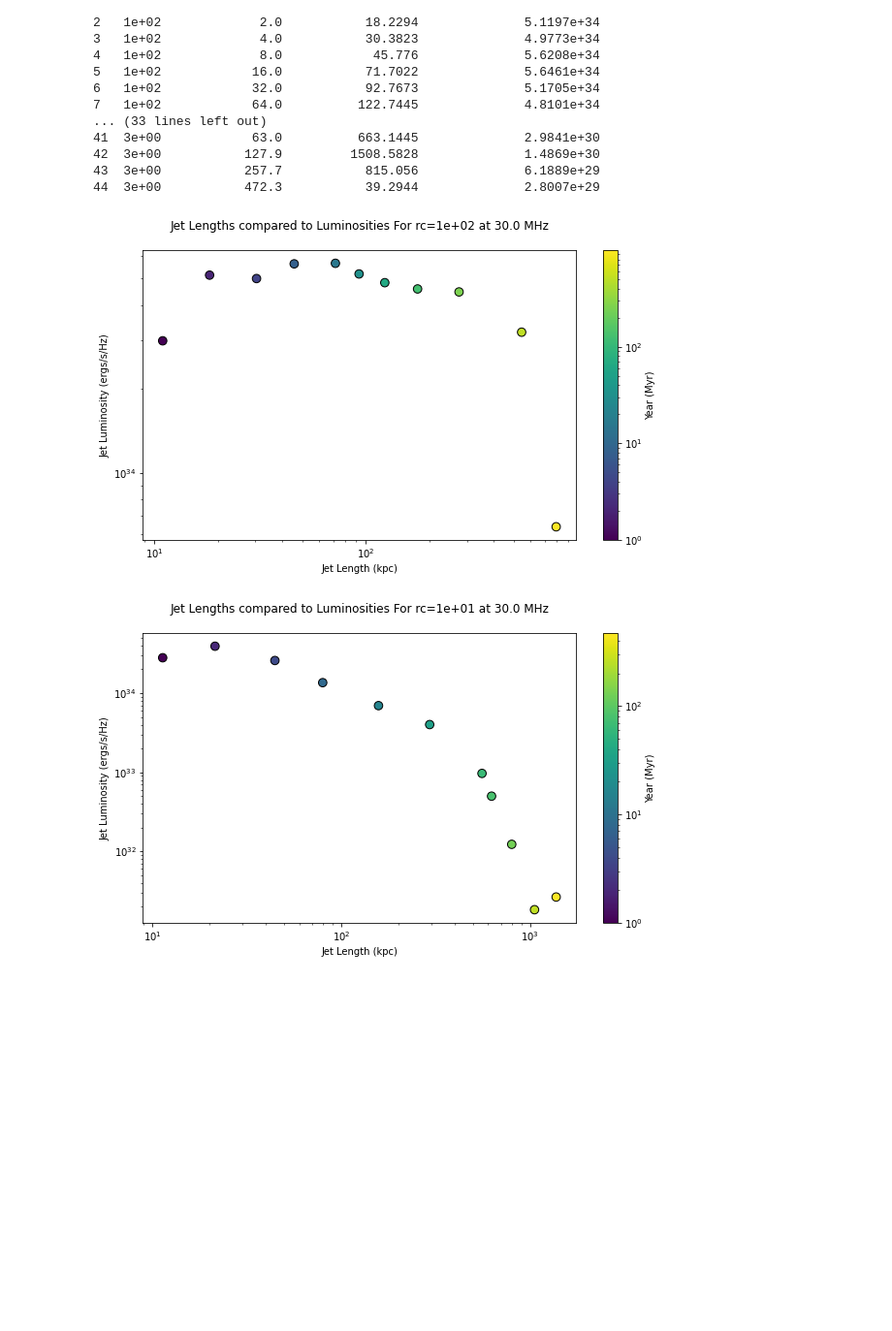
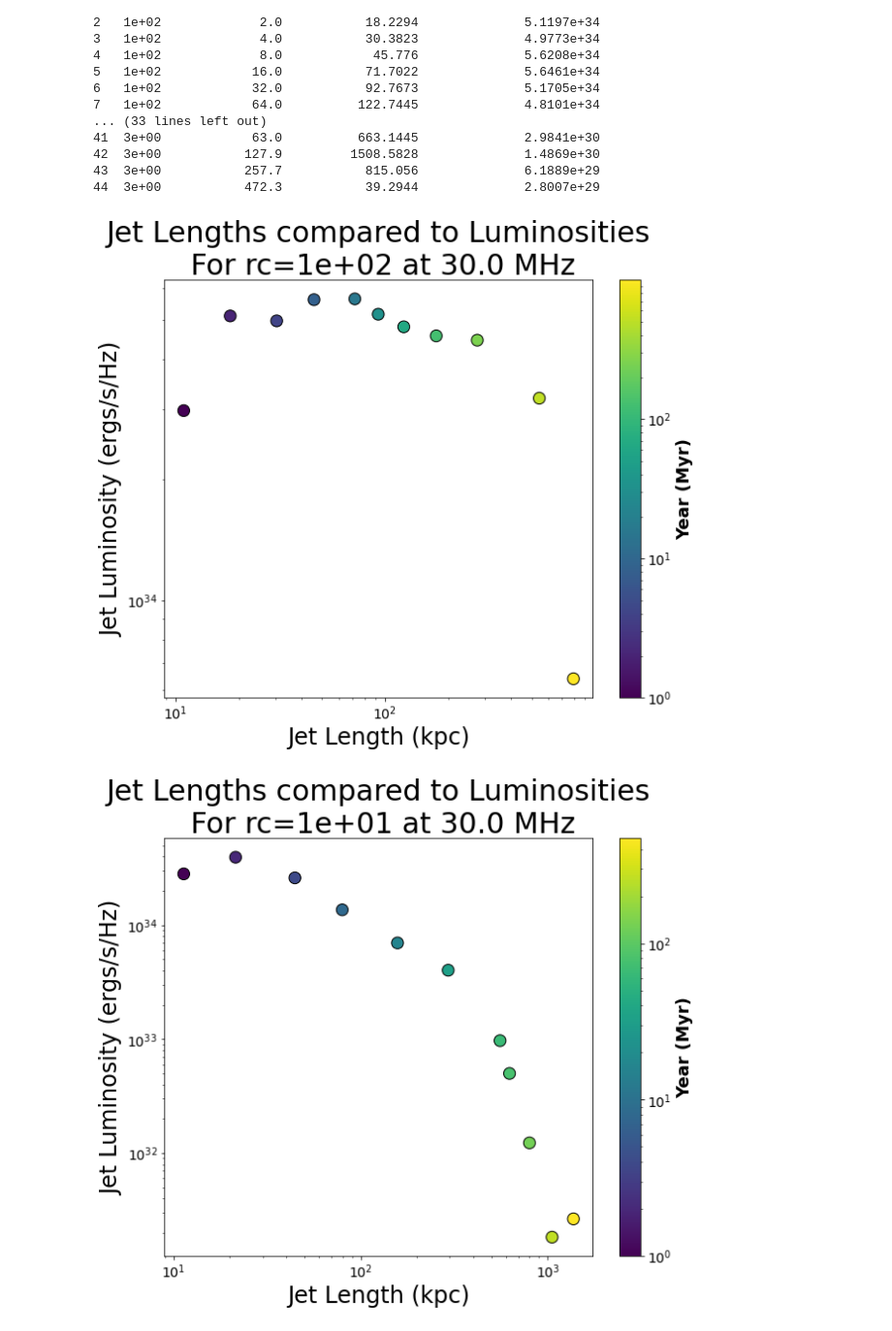
Before and after one commit to SolSamuels/Samuels_JetSimulationWork, a Jupyter notebook: Luminosity_JetRC_Compare.ipynb, the cells around one changed output. Shown: that part at 97% size. Cells and saved outputs as stored; diff of their text form; code cells hidden in the pictures; blank space fills up the shorter version.

Commit message:
Graph Updates

```diff
--- a/Luminosity_JetRC_Compare.ipynb
+++ b/Luminosity_JetRC_Compare.ipynb
@@ -292,7 +292,7 @@ ________________________________________________________________________________
 43  3e+00           257.7           815.056              6.1889e+29
 44  3e+00           472.3           39.2944              2.8007e+29
 # %%
-plt.rcParams["figure.figsize"] = (10,5.5)
+plt.rcParams["figure.figsize"] = (10,8)
 
 with open("LUM_LEN_RC.npy", "rb") as open_file:
     lum_len_data = np.load(open_file)
@@ -302,42 +302,50 @@ with open("LUM_LEN_RC.npy", "rb") as open_file:
     jet_len_val = []
     lum_val = []
 
     for i in range(1, total_files):
 
         rc_val = lum_len_data[i, 0]
 
 
         if rc_val != prev_rc_val:
-            plt.scatter(jet_len_val, lum_val, c=sim_time, norm=col.LogNorm(), s=75, edgecolors = 'k')
+            plt.scatter(jet_len_val, lum_val, c=sim_time, norm=col.LogNorm(), s=150, edgecolors = 'k')
             plt.set_cmap("viridis")
-            plt.colorbar(label = "Year (Myr)")
+            cb = plt.colorbar()
+            cb.set_label(label = "Year (Myr)", weight='bold', fontsize=18)
+            cb.ax.tick_params(labelsize=14)
             plt.loglog()
-            plt.xlabel("Jet Length (kpc)")
-            plt.ylabel("Jet Luminosity (ergs/s/Hz)")
-            plt.title("Jet Lengths compared to Luminosities For rc={} at 30.0 MHz\n".format(prev_rc_val))
+            plt.xlabel("Jet Length (kpc)", fontsize=24)
+            plt.xticks(fontsize=14)
+            plt.ylabel("Jet Luminosity (ergs/s/Hz)", fontsize=24)
+            plt.yticks(fontsize=14)
+            plt.title("Jet Lengths compared to Luminosities\n For rc={} at 30.0 MHz".format(prev_rc_val), fontsize=30)
             #plt.legend(loc=2, prop={'size': 8})
             plt.show()
 
             sim_time = []
             jet_len_val = []
             lum_val = []
 
         sim_time.append(float(lum_len_data[i, 1]))
         jet_len_val.append(float(lum_len_data[i, 2]))
         lum_val.append(float(lum_len_data[i, 3]))
 
         prev_rc_val = rc_val
 
 
-plt.scatter(jet_len_val, lum_val, c=sim_time, norm=col.LogNorm(), s=75, edgecolors = 'k')
-plt.colorbar(label = "Year (Myr)")
+plt.scatter(jet_len_val, lum_val, c=sim_time, norm=col.LogNorm(), s=150, edgecolors = 'k')
+cb = plt.colorbar()
+cb.set_label(label = "Year (Myr)", weight='bold', fontsize=18)
+cb.ax.tick_params(labelsize=14)
 plt.loglog()
-plt.xlabel("Jet Length (kpc)")
-plt.ylabel("Jet Luminosity (ergs/s/Hz)")
-plt.title("Jet Lengths compared to Luminosities For rc={} at 30.0 MHz\n".format(rc_val))
+plt.xlabel("Jet Length (kpc)", fontsize=24)
+plt.xticks(fontsize=14)
+plt.ylabel("Jet Luminosity (ergs/s/Hz)", fontsize=24)
+plt.yticks(fontsize=14)
+plt.title("Jet Lengths compared to Luminosities\n For rc={} at 30.0 MHz".format(rc_val), fontsize=30)
 #plt.legend(loc=2, prop={'size': 8})
 plt.show()
 #plt.savefig('Jet_Lengths_vs_Time.png')
 # %% [output]
-[figure, old version]
+[figure, new version]
-[figure, old version]
+[figure, new version]
```
Also changed, not shown: parts of 2 cells of this notebook, 1 other file.
